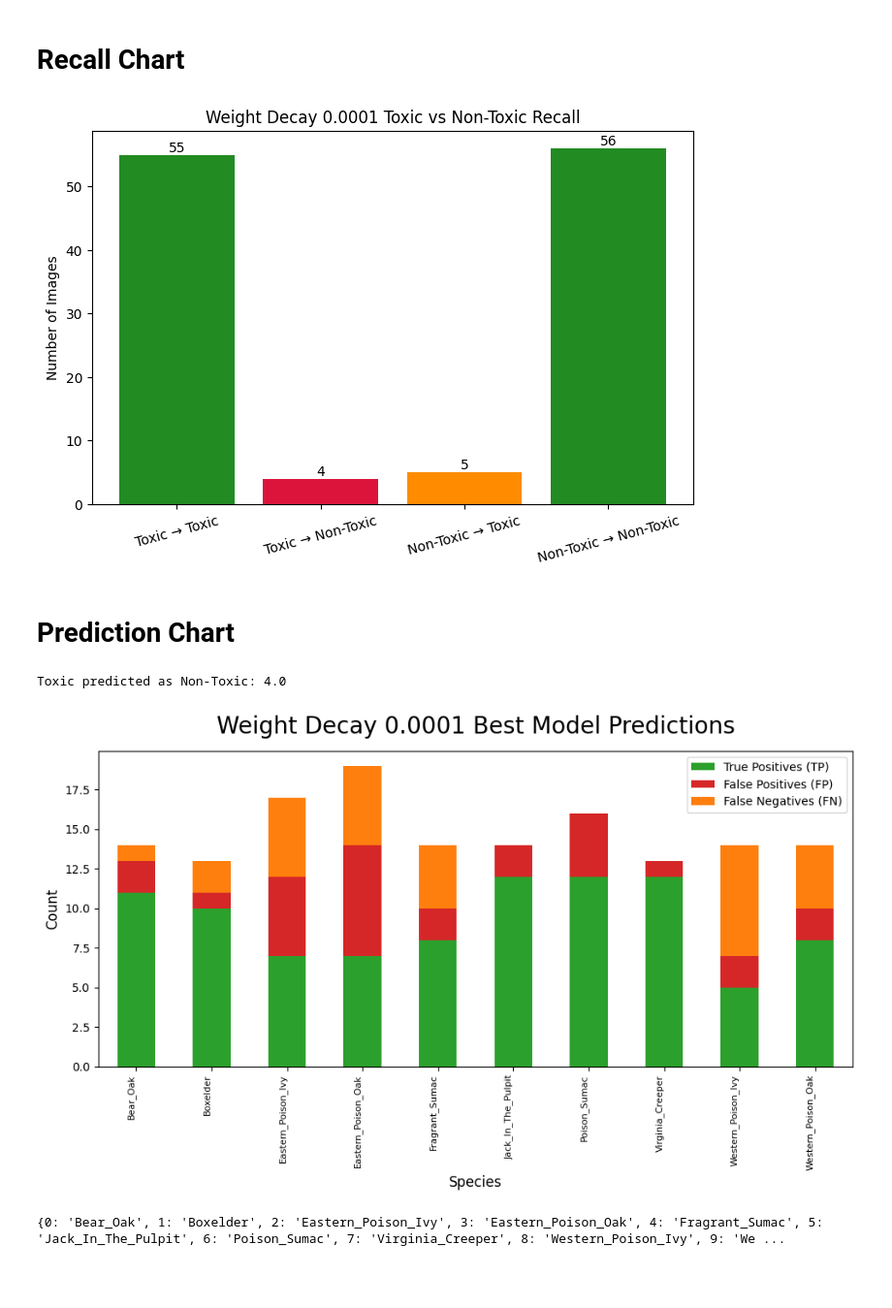
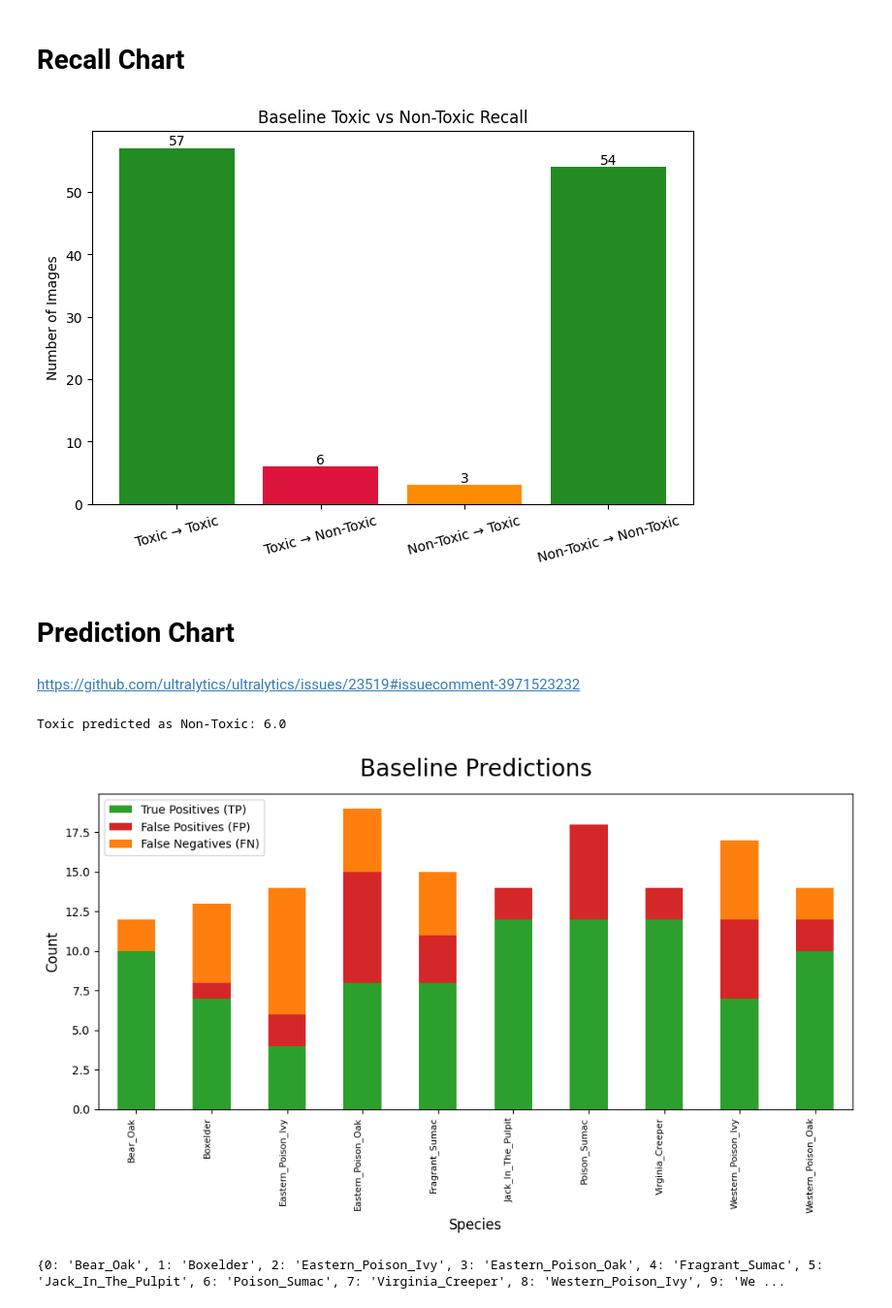
Before and after one commit to manha-star/Computer-Vision-Project, a Jupyter notebook: ComputerVisionProject.ipynb, the cells around one changed output. Shown at 97% size. Cells and saved outputs as stored; diff of their text form; code cells hidden in the pictures; blank space fills up the shorter version.

```diff
--- a/ComputerVisionProject.ipynb
+++ b/ComputerVisionProject.ipynb
@@ -559,10 +559,11 @@ Choosing the right metrics to evaluate often depends on the specific application
 
 - F1 Score: Useful when a balance between precision and recall is needed.
 # %%
+currmodel = YOLO('/content/drive/MyDrive/project/2/custom_folder_Eric/erasing-0.2/weights/best.pt')
 #currmodel = YOLO('/content/drive/MyDrive/project/2/custom_folder_Ryan/train Dropout 0.2/weights/best.pt')
 #currmodel = YOLO('/content/drive/MyDrive/project/2/custom_folder_Danika/train-momentum-0.55/weights/best.pt')
 #currmodel = YOLO('/content/drive/MyDrive/project/2/custom_folder_Eric/erasing-0.6/weights/best.pt')
-currmodel = YOLO('/content/drive/MyDrive/project/2/custom_folder_Manha/actualfinal/weight_decay0.0001/weights/best.pt')
+#currmodel = YOLO('/content/drive/MyDrive/project/2/custom_folder_Manha/actualfinal/weight_decay0.0001/weights/best.pt')
 # %%
 #testing
 metrics = currmodel.val(split="test", project="/content/drive/MyDrive/project/2/custom_folder_Manha")
@@ -747,7 +751,7 @@ plt.figure(figsize=(8,5))
 bars = plt.bar(categories, values, color = colours)
 plt.ylabel("Number of Images")
 #change name
-plt.title("Weight Decay 0.0001 Toxic vs Non-Toxic Recall")
+plt.title("Baseline Toxic vs Non-Toxic Recall")
 for bar in bars:
   plt.text(
       bar.get_x() + bar.get_width()/ 2,
@@ -759,9 +763,11 @@ for bar in bars:
 plt.xticks(rotation=15)
 plt.show()
 # %% [output]
-[figure, old version]
+[figure, new version]
 # %% [markdown]
 <h1> Prediction Chart</h1>
+# %% [markdown]
+https://github.com/ultralytics/ultralytics/issues/23519#issuecomment-3971523232
 # %%
 # gather labels
 class_names = list(currmodel.names.values())
@@ -782,37 +788,37 @@ fig, ax = plt.subplots(figsize=(10, 6))
 metrics_df.plot(kind="bar", stacked=True, ax=ax, color=["#2ca02c", "#d62728", "#ff7f0e"])
 
 #change name
-ax.set_title("Weight Decay 0.0001 Best Model Predictions", fontsize=20, pad=15)
+ax.set_title("Baseline Predictions", fontsize=20, pad=15)
 ax.set_xlabel("Species", fontsize=12)
 ax.set_ylabel("Count", fontsize=12)
 ax.set_xticklabels(class_names, fontsize=8, rotation=90, ha="right")
 
 plt.tight_layout()
 
 # save and download the img (change name to organize)
 fig.savefig("1.5_last25cut_test_prediction_breakdown.png", dpi=300)
 
 
 # Toxic classes
 toxic_classes = [2, 3, 6, 8, 9]
 
 # Non-toxic classes
 nontoxic_classes = [0, 1, 4, 5, 7]
 
 # Remove background row/column
 cm_species = species_matrix_array
 
 # Toxic predicted as Non-Toxic
 toxic_as_nontoxic = 0
 
 for toxic in toxic_classes:
     for nontoxic in nontoxic_classes:
         toxic_as_nontoxic += cm_species[toxic, nontoxic]
 
 print("Toxic predicted as Non-Toxic:", toxic_as_nontoxic)
 # %% [output]
-Toxic predicted as Non-Toxic: 4.0
+Toxic predicted as Non-Toxic: 6.0
-[figure, old version]
+[figure, new version]
 # %%
 #false positive of neg
 print(currmodel.names)
```
Also changed, not shown: parts of 5 cells of this notebook.
